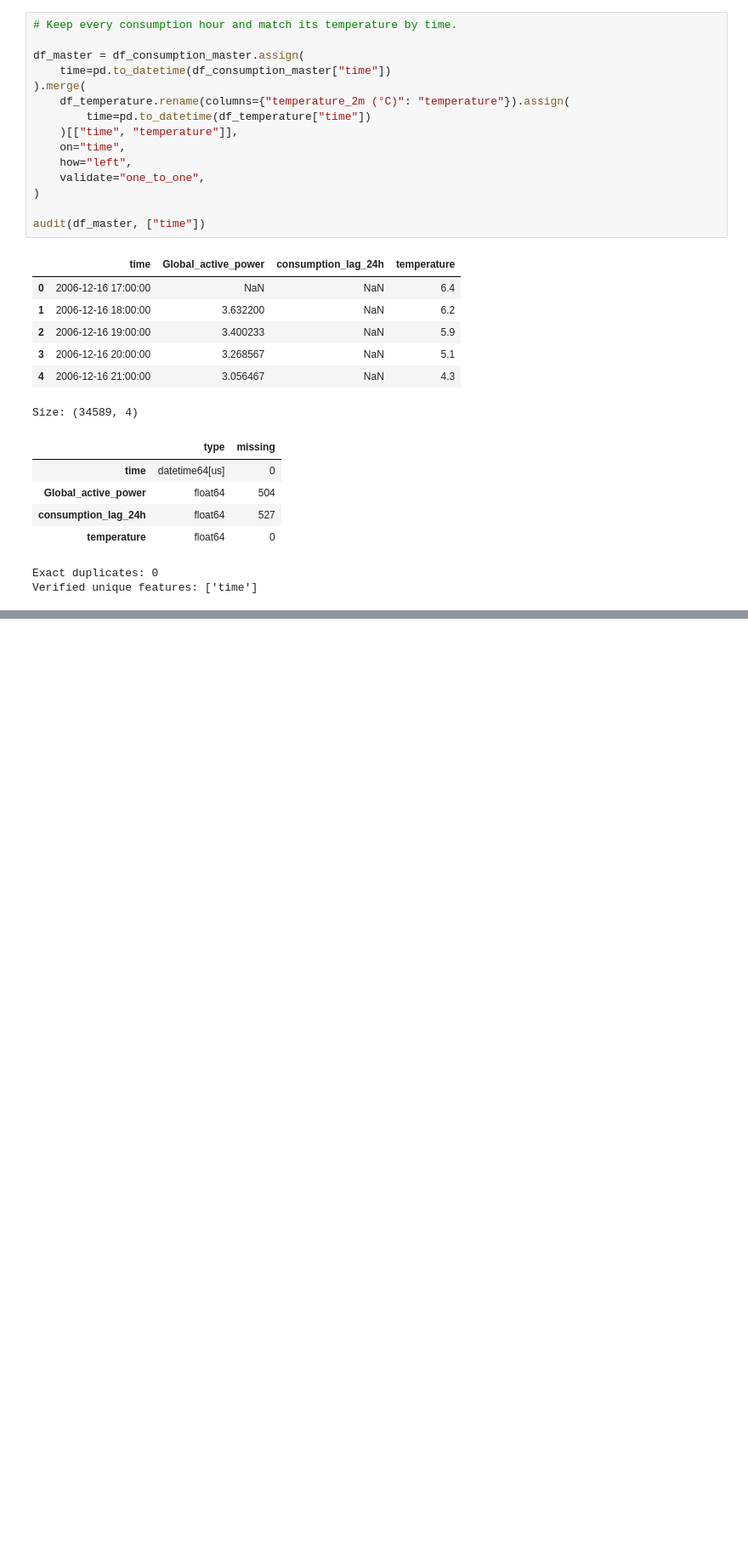
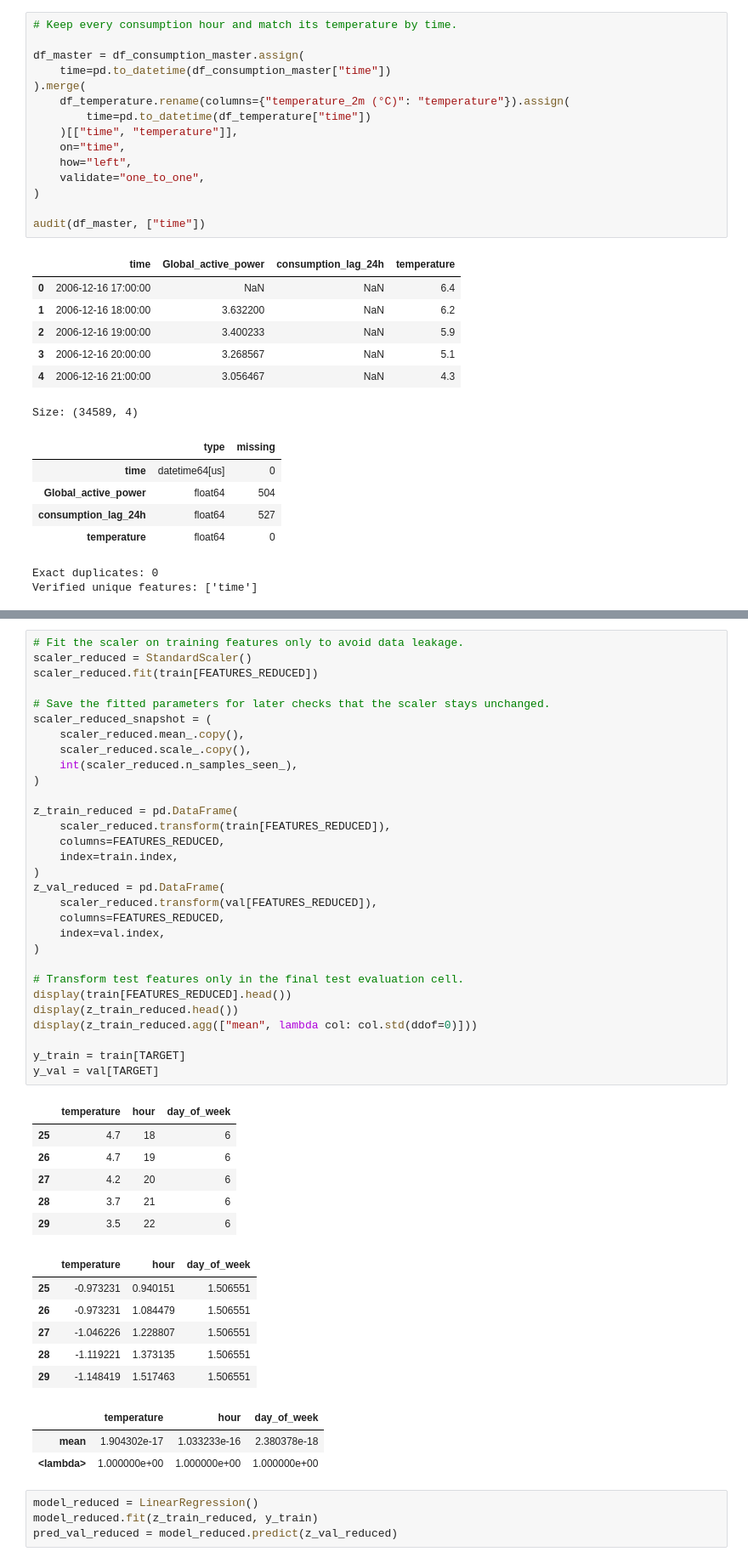
Before and after one commit to angiee99/Household-Power-Consumption-Prediction, a Jupyter notebook: project.ipynb, the cells around one changed output, grey strips where cells are left out. Shown at 85% size. Drawn from its saved outputs; the diff is of its cells as text; blank space fills up the shorter version.

```diff
--- a/project.ipynb
+++ b/project.ipynb
@@ -910,0 +601,50 @@ display(results_B)
+# %%
+# Fit the scaler on training features only to avoid data leakage.
+scaler_reduced = StandardScaler()
+scaler_reduced.fit(train[FEATURES_REDUCED])
+
+# Save the fitted parameters for later checks that the scaler stays unchanged.
+scaler_reduced_snapshot = (
+    scaler_reduced.mean_.copy(),
+    scaler_reduced.scale_.copy(),
+    int(scaler_reduced.n_samples_seen_),
+)
+
+z_train_reduced = pd.DataFrame(
+    scaler_reduced.transform(train[FEATURES_REDUCED]),
+    columns=FEATURES_REDUCED,
+    index=train.index,
+)
+z_val_reduced = pd.DataFrame(
+    scaler_reduced.transform(val[FEATURES_REDUCED]),
+    columns=FEATURES_REDUCED,
+    index=val.index,
+)
+
+# Transform test features only in the final test evaluation cell.
+display(train[FEATURES_REDUCED].head())
+display(z_train_reduced.head())
+display(z_train_reduced.agg(["mean", lambda col: col.std(ddof=0)]))
+
+y_train = train[TARGET]
+y_val = val[TARGET]
+# %% [output]
+|  | temperature | hour | day_of_week |
+| 25 | 4.7 | 18 | 6 |
+| 26 | 4.7 | 19 | 6 |
+| 27 | 4.2 | 20 | 6 |
+| 28 | 3.7 | 21 | 6 |
+| 29 | 3.5 | 22 | 6 |
+|  | temperature | hour | day_of_week |
+| 25 | -0.973231 | 0.940151 | 1.506551 |
+| 26 | -0.973231 | 1.084479 | 1.506551 |
+| 27 | -1.046226 | 1.228807 | 1.506551 |
+| 28 | -1.119221 | 1.373135 | 1.506551 |
+| 29 | -1.148419 | 1.517463 | 1.506551 |
+|  | temperature | hour | day_of_week |
+| mean | 1.904302e-17 | 1.033233e-16 | 2.380378e-18 |
+| <lambda> | 1.000000e+00 | 1.000000e+00 | 1.000000e+00 |
+# %%
+model_reduced = LinearRegression()
+model_reduced.fit(z_train_reduced, y_train)
+pred_val_reduced = model_reduced.predict(z_val_reduced)
```
Also changed, not shown: parts of 105 cells of this notebook.
